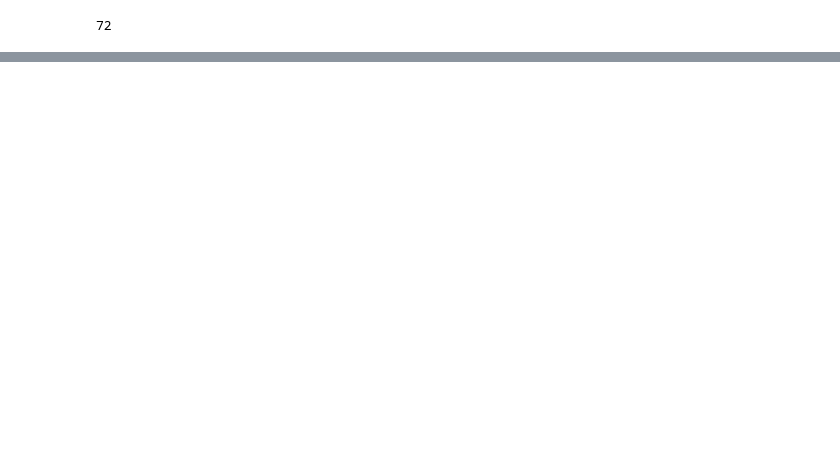
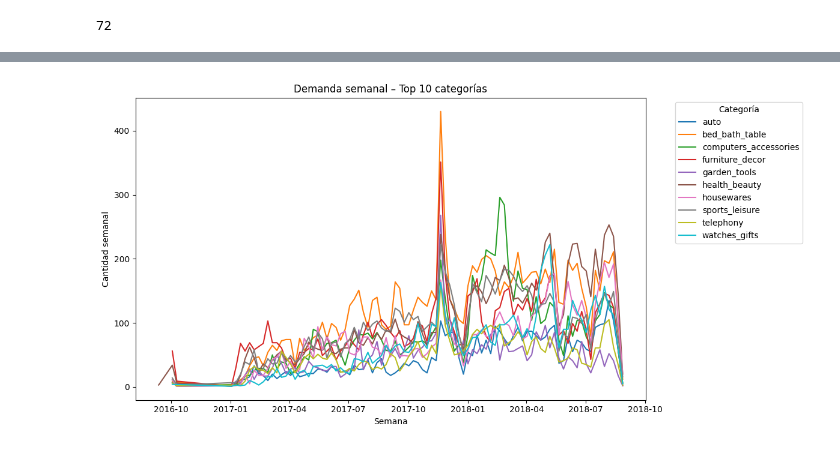
Before and after one commit to roguef07/TFM_Equipo_15, a Jupyter notebook: scrapping/EDA.ipynb, the cells around one changed output, grey strips where cells are left out. Cells and saved outputs as stored; diff of their text form; code cells hidden in the pictures; blank space fills up the shorter version.

```diff
--- a/scrapping/EDA.ipynb
+++ b/scrapping/EDA.ipynb
@@ -128,0 +76,2 @@ dtype: int64
+# %%
+df_final = pd.read_csv("tabla_analitica_olist.csv")
@@ -176,4 +112,0 @@ ventas_diarias.head(10)
-# %%
-demanda_diaria["date"] = pd.to_datetime(demanda_diaria["date"])
-# %%
-demanda_diaria["week"] = demanda_diaria["date"].dt.to_period("W").apply(lambda r: r.start_time)
@@ -305,0 +260,10 @@ dtype: int64
+# %%
+#Categoria con mayor demanda semanal
+top_10_categorias = (
+    demanda_semanal
+    .groupby("product_category_name_english", as_index=False)
+    .agg(total_weekly_quantity=("weekly_quantity", "sum"))
+    .sort_values("total_weekly_quantity", ascending=False)
+    .head(10)
+)
+top_10_categorias
@@ -305,0 +282,28 @@ dtype: int64
+# %%
+## Serie de tiempo de top 10 Categorias con mayor demanda
+
+lista_top_10_categorias = (top_10_categorias["product_category_name_english"].tolist())
+demanda_top_10 = demanda_semanal[demanda_semanal["product_category_name_english"].isin(lista_top_10_categorias)]
+
+demanda_top_10 = (
+    demanda_top_10.groupby(["week", "product_category_name_english"],as_index=False)
+    .agg(total_weekly_quantity=("weekly_quantity", "sum")).sort_values(by="week")
+)
+
+plt.figure(figsize=(12, 6))
+
+for categoria, df_cat in demanda_top_10.groupby("product_category_name_english"):
+    plt.plot(
+        df_cat["week"],
+        df_cat["total_weekly_quantity"],
+        label=categoria
+    )
+
+plt.xlabel("Semana")
+plt.ylabel("Cantidad semanal")
+plt.title("Demanda semanal – Top 10 categorías")
+plt.legend(title="Categoría", bbox_to_anchor=(1.05, 1), loc="upper left")
+plt.tight_layout()
+plt.show()
+# %% [output]
+[figure, added]
```
Also changed, not shown: parts of 48 cells of this notebook, 2 other files.
